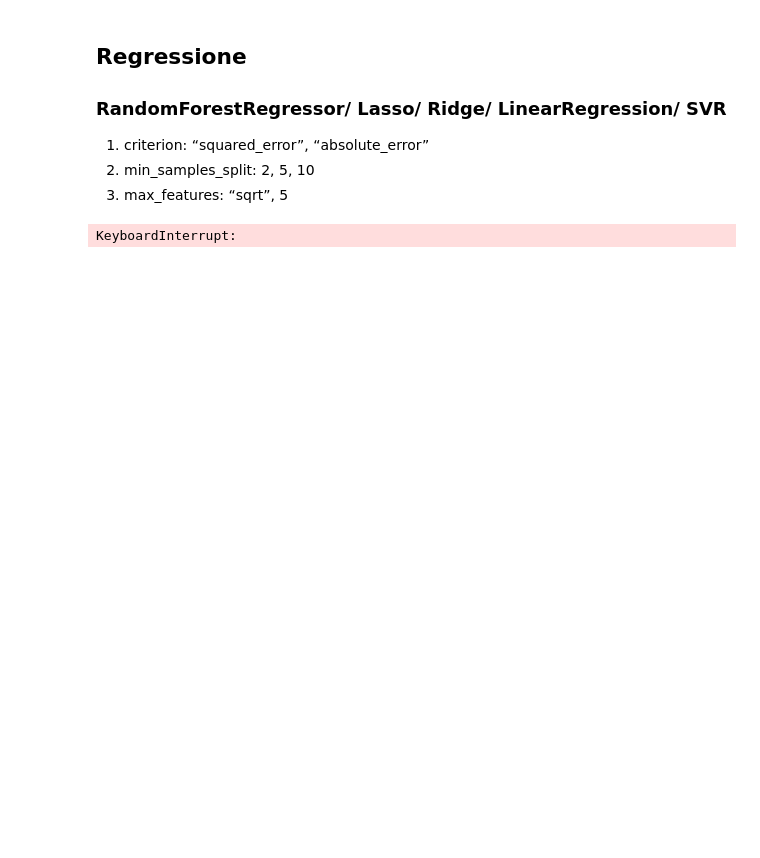
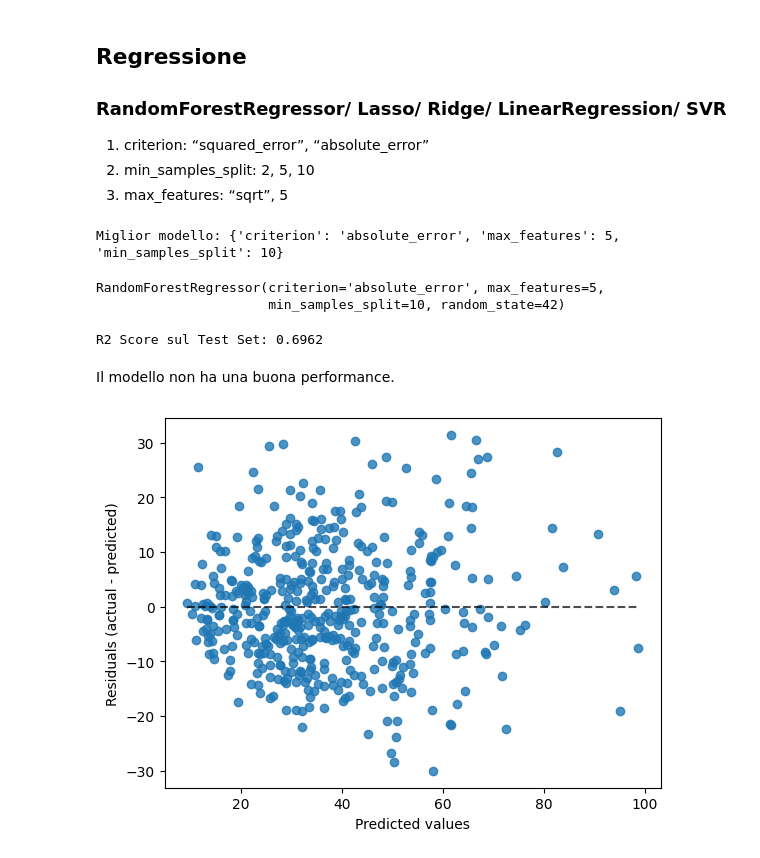
Before and after one commit to alberto-rampulla/big-data-course, a Jupyter notebook: 04_Classificazione/Regressione.ipynb, the cells around one changed output. Drawn from its saved outputs; the diff is of its cells as text; code cells hidden in the pictures; blank space fills up the shorter version.

Commit message:
feat: aggiunto calcolo R2

```diff
--- a/04_Classificazione/Regressione.ipynb
+++ b/04_Classificazione/Regressione.ipynb
@@ -134,6 +134,7 @@ Ricorda:
 # %%
 # Correlazione con risposta
 y_tr = y_tr["aps"]
+y_te = y_te["aps"]
 
 soglia = 0.1
 
@@ -225,7 +232,7 @@ from sklearn.ensemble import RandomForestRegressor
 from sklearn.linear_model import LinearRegression, Ridge, Lasso, LassoCV
 from sklearn.model_selection import GridSearchCV
 # %%
-rf = RandomForestRegressor(random_state=42)
+rf = RandomForestRegressor(n_estimators=20, random_state=42)
 param_grid = {
     'criterion': ['squared_error', 'absolute_error'],
     'min_samples_split': [2, 5, 10],
@@ -233,10 +240,10 @@ param_grid = {
 }
 
 grid_rf = GridSearchCV(estimator=rf, param_grid=param_grid, cv=5, n_jobs=-1)
-grid_rf.fit(X_tr, y_tr)
+grid_rf.fit(X_tr_skb, y_tr)
 print("Miglior modello:", grid_rf.best_params_)
 
 best_rf = grid_rf.best_estimator_
 y_pred = best_rf.predict(X_te_skb)
 # %% [output]
-KeyboardInterrupt:
+Miglior modello: {'criterion': 'absolute_error', 'max_features': 5, 'min_samples_split': 10}
@@ -244,0 +250,7 @@ KeyboardInterrupt:
+# %%
+# Potremmo fittare un nuovo RandomForest con i parametri trovati e 100 alberi
+rf_final = RandomForestRegressor(n_estimators=100, criterion="absolute_error", max_features= 5, min_samples_split=10, random_state=42)
+rf_final.fit(X_tr_skb, y_tr)
+# %% [output]
+RandomForestRegressor(criterion='absolute_error', max_features=5,
+                      min_samples_split=10, random_state=42)
@@ -244,0 +259,22 @@ KeyboardInterrupt:
+# %%
+# Valutare il regressore con metrica R2
+from sklearn.metrics import r2_score
+
+# Calcolo del punteggio R2 sul Test Set
+r2_test = r2_score(y_te, y_pred2)
+print(f"R2 Score sul Test Set: {r2_test:.4f}")
+# %% [output]
+R2 Score sul Test Set: 0.6962
+# %% [markdown]
+Il modello non ha una buona performance.
+# %%
+from sklearn.metrics import PredictionErrorDisplay
+import matplotlib.pyplot as plt
+
+PredictionErrorDisplay.from_estimator(rf_final,
+                                      X_te_skb,
+                                      y_te,
+                                      kind = "residual_vs_predicted")
+plt.show()
+# %% [output]
+[figure, added]
```
Also changed, not shown: parts of 3 cells of this notebook.
